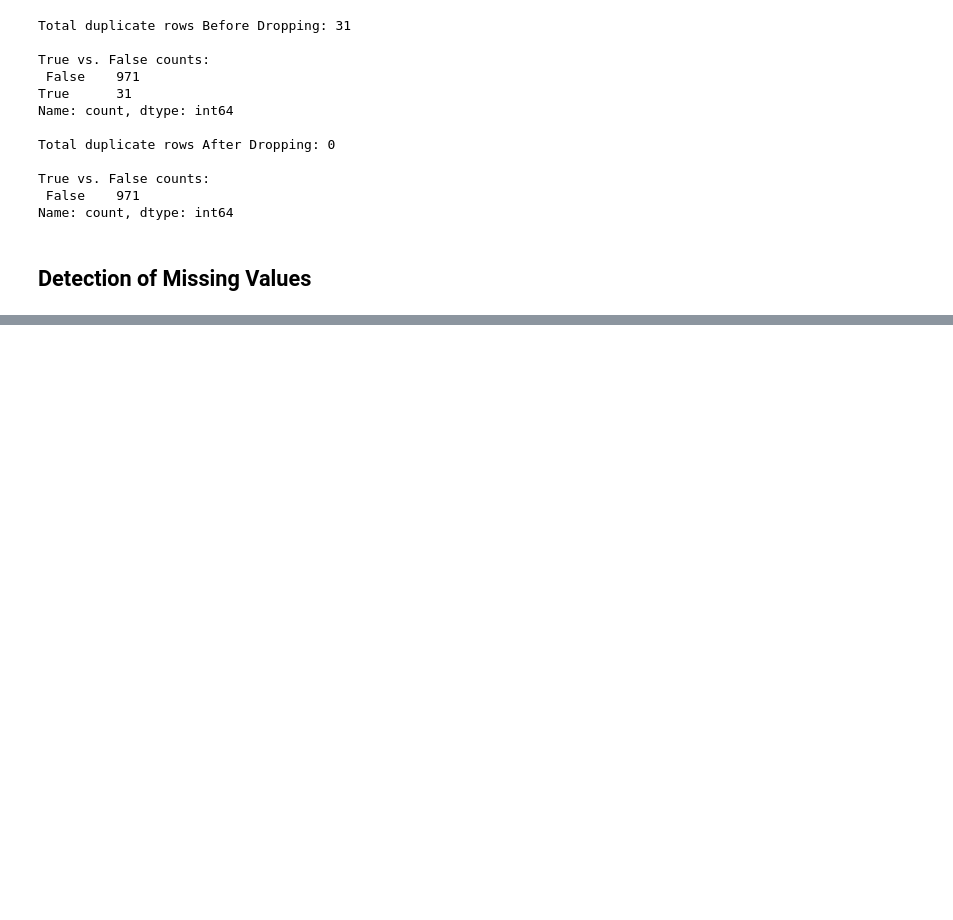
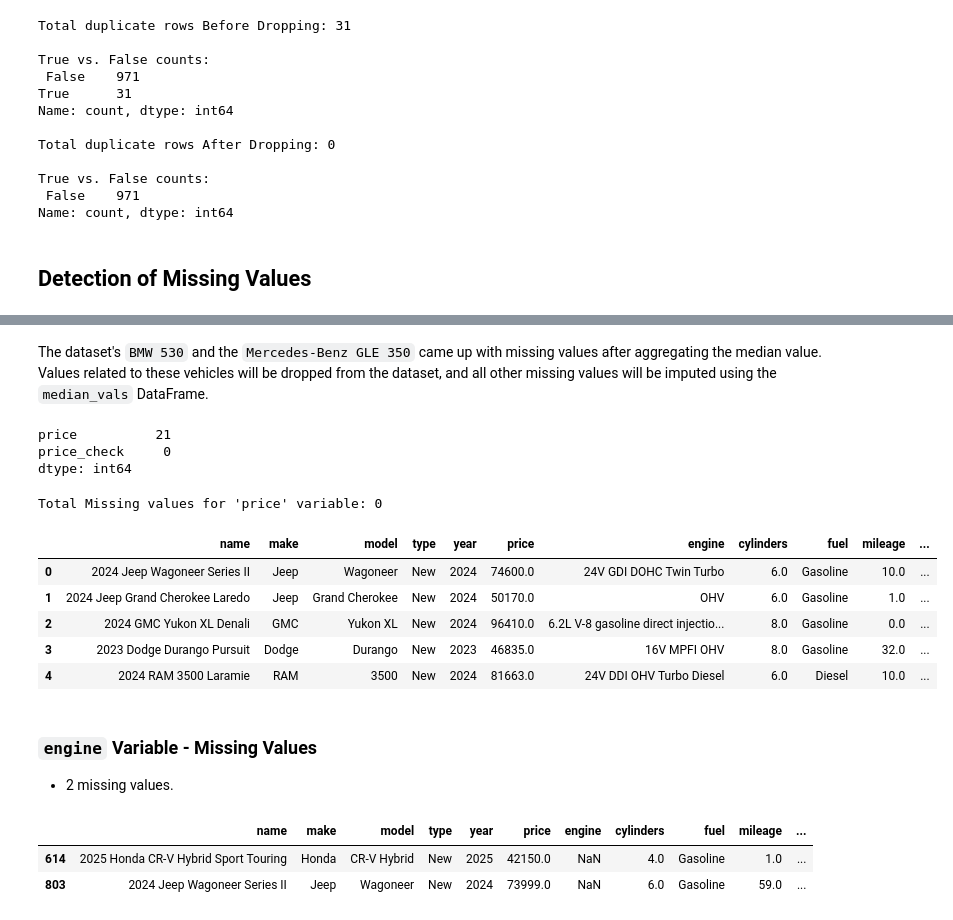
Before and after one commit to bravobryan/data_clean_vehicle_dataset, a Jupyter notebook: data_clean_vehicles.ipynb, the cells around one changed output, grey strips where cells are left out. Cells and saved outputs as stored; diff of their text form; code cells hidden in the pictures; blank space fills up the shorter version.

```diff
--- a/data_clean_vehicles.ipynb
+++ b/data_clean_vehicles.ipynb
@@ -183,0 +227,49 @@ Data Sparsity: 0.013509420245956262
+# %% [markdown]
+The dataset's `BMW 530` and the `Mercedes-Benz GLE 350` came up with missing values after aggregating the median value.
+Values related to these vehicles will be dropped from the dataset, and all other missing values will be imputed using the `median_vals` DataFrame.
+# %%
+##-- Drop defined rows, then impute median values --##
+dropping_rows = vehicle_only_df[vehicle_only_df['model'].isin(['530', 'GLE 350'])]
+vehicle_only_df.drop(dropping_rows.index, axis=0, inplace=True)
+
+
+# Create a loop that imputes null values based on the vehicle model.
+values = []
+for i in range(vehicle_only_df.shape[0]):
+    if pd.isnull(vehicle_only_df.iloc[i,5]):  # Checks if row is null on price variable
+        m = vehicle_only_df.iloc[i,2]  # Extracts model name
+        values.append(float(median_vals[median_vals['model']==m]['price']))  # append median value
+    else:
+        values.append(vehicle_only_df.iloc[i,5])  # append original price value
+
+# Inspect missing values before and after imputation.
+vehicle_only_df['price_check'] = values
+print(vehicle_only_df[['price', 'price_check']].isna().sum())
+# %% [output]
+price          21
+price_check     0
+dtype: int64
+# %%
+##-- replace 'price' with 'price_check' --##
+vehicle_only_df['price'] = vehicle_only_df['price_check']
+vehicle_only_df.drop('price_check', axis=1, inplace=True)
+print(f"Total Missing values for 'price' variable: {vehicle_only_df['price'].isna().sum()}")
+vehicle_only_df.head()
+# %% [output]
+Total Missing values for 'price' variable: 0
+|  | name | make | model | type | year | price | engine | cylinders | fuel | mileage | ... |
+| 0 | 2024 Jeep Wagoneer Series II | Jeep | Wagoneer | New | 2024 | 74600.0 | 24V GDI DOHC Twin Turbo | 6.0 | Gasoline | 10.0 | ... |
+| 1 | 2024 Jeep Grand Cherokee Laredo | Jeep | Grand Cherokee | New | 2024 | 50170.0 | OHV | 6.0 | Gasoline | 1.0 | ... |
+| 2 | 2024 GMC Yukon XL Denali | GMC | Yukon XL | New | 2024 | 96410.0 | 6.2L V-8 gasoline direct injectio... | 8.0 | Gasoline | 0.0 | ... |
+| 3 | 2023 Dodge Durango Pursuit | Dodge | Durango | New | 2023 | 46835.0 | 16V MPFI OHV | 8.0 | Gasoline | 32.0 | ... |
+| 4 | 2024 RAM 3500 Laramie | RAM | 3500 | New | 2024 | 81663.0 | 24V DDI OHV Turbo Diesel | 6.0 | Diesel | 10.0 | ... |
+# %% [markdown]
+### `engine` Variable - Missing Values
+- 2 missing values.
+# %%
+##-- Glance at 2 rows with missing values in the `engine` column --##
+vehicle_only_df[vehicle_only_df['engine'].isna()]
+# %% [output]
+|  | name | make | model | type | year | price | engine | cylinders | fuel | mileage | ... |
+| 614 | 2025 Honda CR-V Hybrid Sport Touring | Honda | CR-V Hybrid | New | 2025 | 42150.0 | NaN | 4.0 | Gasoline | 1.0 | ... |
+| 803 | 2024 Jeep Wagoneer Series II | Jeep | Wagoneer | New | 2024 | 73999.0 | NaN | 6.0 | Gasoline | 59.0 | ... |
```
Also changed, not shown: parts of 15 cells of this notebook.
